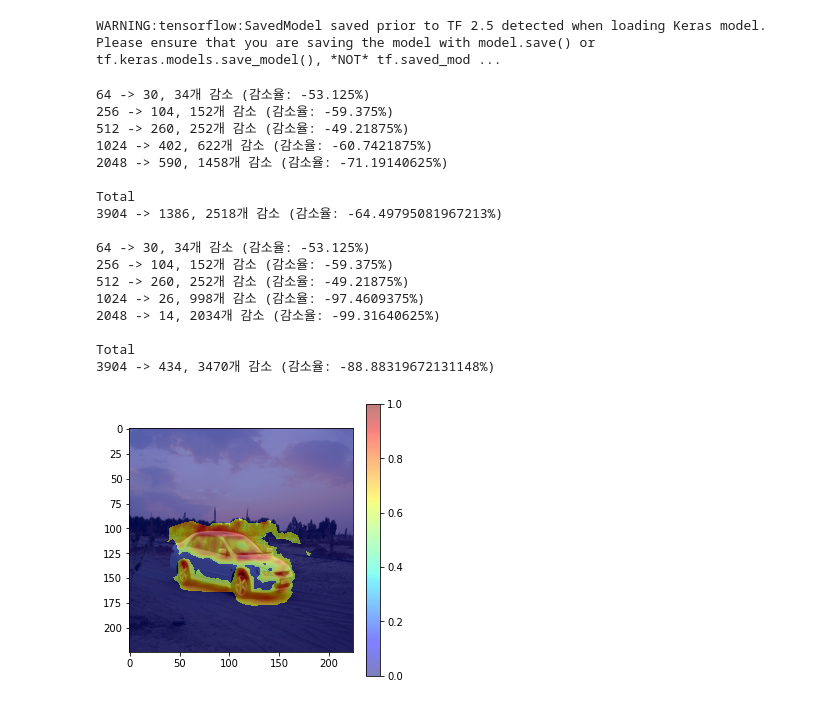
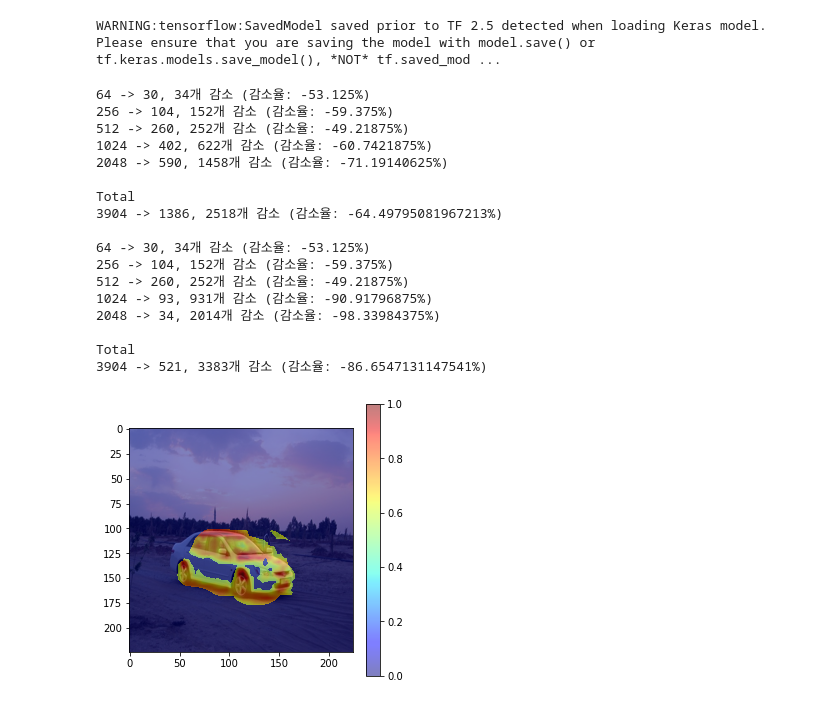
Before and after one commit to kyh980909/AC-SISE, a Jupyter notebook: ImageSimTest.ipynb, the cells around one changed output. Drawn from its saved outputs; the diff is of its cells as text; code cells hidden in the pictures.

Commit message:
Add SISE&utils module and Fix new_ac1

```diff
--- a/ImageSimTest.ipynb
+++ b/ImageSimTest.ipynb
@@ -510,37 +428,37 @@ WARNING:tensorflow:SavedModel saved prior to TF 2.5 detected when loading Keras
 # %%
 # AC-SISE
-ac_sise = SISE(model, 'resnet50', '002153.jpg', 6, grouping_thr=0.1)
+ac_sise = SISE(model, 'resnet50', '002153.jpg', 6, grouping_thr=0.5)
 ac_sise.feature_extractor()
 ac_sise.feature_filtering()
 ac_sise.filtering_zero_feature_maps()
 ac_sise.postprocess()
-ac_sise.attribution_masks_compress()
+ac_sise.new_attribution_masks_compress1(1)
 ac_sise.generate_layer_visualization_map()
 ac_sise.layers_fusion()
 
 plt.figure(figsize=(5,5))
 plt.imshow(ac_sise.img)
 plt.imshow(normalization(ac_sise.result), cmap='jet', alpha=0.5)
 plt.colorbar()
 plt.show()
 # %% [output]
 64 -> 30, 34개 감소 (감소율: -53.125%)
 256 -> 104, 152개 감소 (감소율: -59.375%)
 512 -> 260, 252개 감소 (감소율: -49.21875%)
 1024 -> 402, 622개 감소 (감소율: -60.7421875%)
 2048 -> 590, 1458개 감소 (감소율: -71.19140625%)
 
 Total
 3904 -> 1386, 2518개 감소 (감소율: -64.49795081967213%)
 
 64 -> 30, 34개 감소 (감소율: -53.125%)
 256 -> 104, 152개 감소 (감소율: -59.375%)
 512 -> 260, 252개 감소 (감소율: -49.21875%)
-1024 -> 26, 998개 감소 (감소율: -97.4609375%)
-2048 -> 14, 2034개 감소 (감소율: -99.31640625%)
+1024 -> 93, 931개 감소 (감소율: -90.91796875%)
+2048 -> 34, 2014개 감소 (감소율: -98.33984375%)
 
 Total
-3904 -> 434, 3470개 감소 (감소율: -88.88319672131148%)
+3904 -> 521, 3383개 감소 (감소율: -86.6547131147541%)
-[figure, old version]
+[figure, new version]
 # %%
 # new AC-SISE
```
Also changed, not shown: parts of 10 cells of this notebook, 3 other files.
